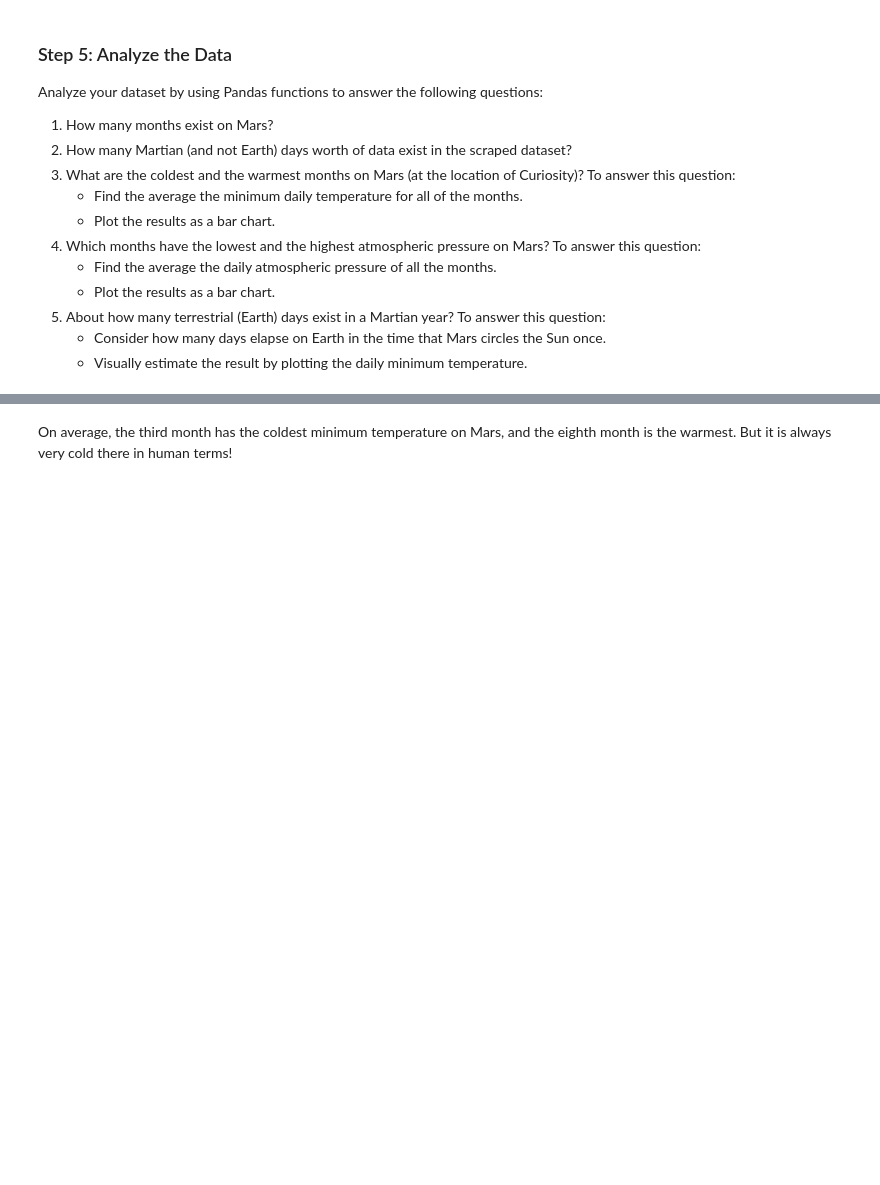
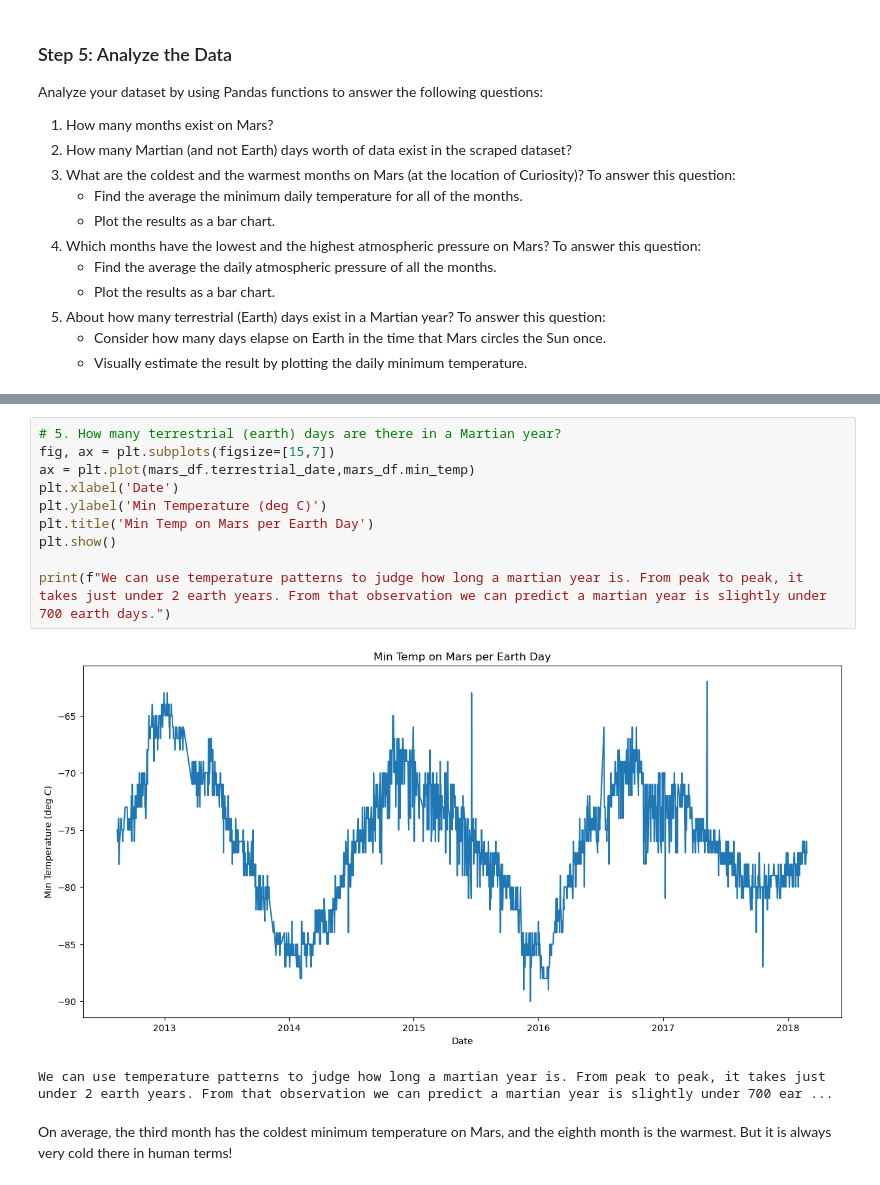
Before and after one commit to Tyler-Sweeting/Mission_to_mars, a Jupyter notebook: Starter_Code (11)/Starter_Code/part_2_mars_weather.ipynb, the cells around one changed output, grey strips where cells are left out. Saved outputs shown, nothing was run; the diff lists cells and outputs as text; blank space fills up the shorter version.

```diff
--- a/Starter_Code (11)/Starter_Code/part_2_mars_weather.ipynb
+++ b/Starter_Code (11)/Starter_Code/part_2_mars_weather.ipynb
@@ -183,3 +261,16 @@ Name: pressure, dtype: float64
+# %%
+# 5. How many terrestrial (earth) days are there in a Martian year?
+fig, ax = plt.subplots(figsize=[15,7])
+ax = plt.plot(mars_df.terrestrial_date,mars_df.min_temp)
+plt.xlabel('Date')
+plt.ylabel('Min Temperature (deg C)')
+plt.title('Min Temp on Mars per Earth Day')
+plt.show()
+
+print(f"We can use temperature patterns to judge how long a martian year is. From peak to peak, it takes just under 2 earth years. From that observation we can predict a martian year is slightly under 700 earth days.")
+# %% [output]
+[figure, added]
+We can use temperature patterns to judge how long a martian year is. From peak to peak, it takes just under 2 earth years. From that observation we can predict a martian year is slightly under 700 ear ...
 # %% [markdown]
 On average, the third month has the coldest minimum temperature on Mars, and the eighth month is the warmest. But it is always very cold there in human terms!
 # %% [markdown]
```
Also changed, not shown: parts of 24 cells of this notebook, 4 other files.
